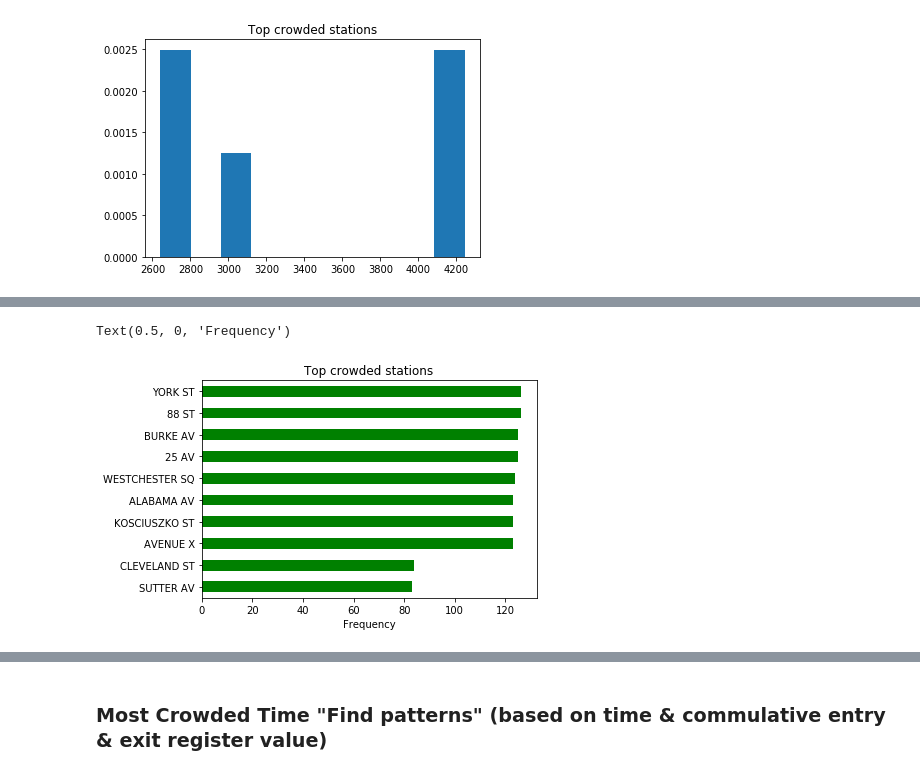
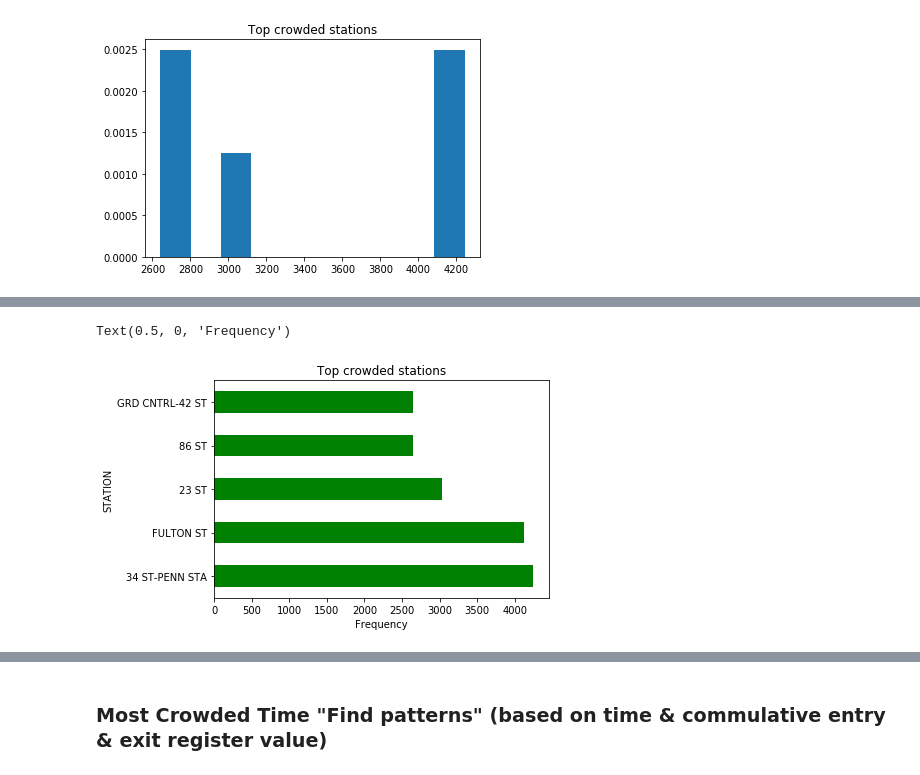
Before and after one commit to Meaad96s/project1_mta, a Jupyter notebook: project1_code.ipynb, the cells around one changed output, grey strips where cells are left out. Drawn from its saved outputs; the diff is of its cells as text; code cells hidden in the pictures.

Commit message:
chart

```diff
--- a/project1_code.ipynb
+++ b/project1_code.ipynb
@@ -10,6 +10,9 @@ from datetime import datetime,timedelta,date
 %matplotlib inline
 # %%
 data_table = pd.read_csv("turnstile_190831.txt", parse_dates=[[6,7]])
+data_table = pd.read_csv("turnstile_190525.txt", parse_dates=[[6,7]])
+
+
 data_table
 # %% [output]
 |  | DATE_TIME | C/A | UNIT | SCP | STATION | LINENAME | DIVISION | DESC | ENTRIES | EXITS |
@@ -211,10 +199,10 @@ plt.title('Top crowded stations');
 # %%
 #Plot a histogram of frequencies
-data_table.STATION.value_counts().sort_values().head(10).plot(kind='barh',color='green')
+data_table.groupby("STATION").size().sort_values(ascending=False).head(5).plot(kind='barh',color='green');
 plt.title('Top crowded stations')
 plt.xlabel('Frequency')
 # %% [output]
 Text(0.5, 0, 'Frequency')
-[figure, old version]
+[figure, new version]
 # %%
 #pie chart
```
Also changed, not shown: parts of 4 cells of this notebook.
